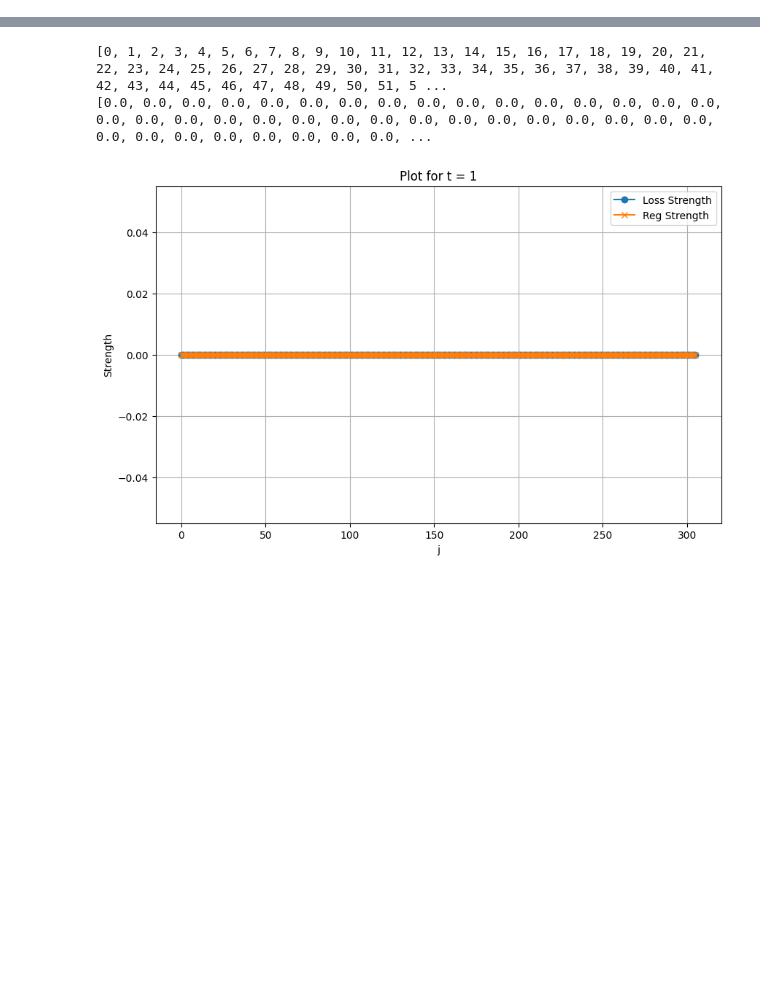
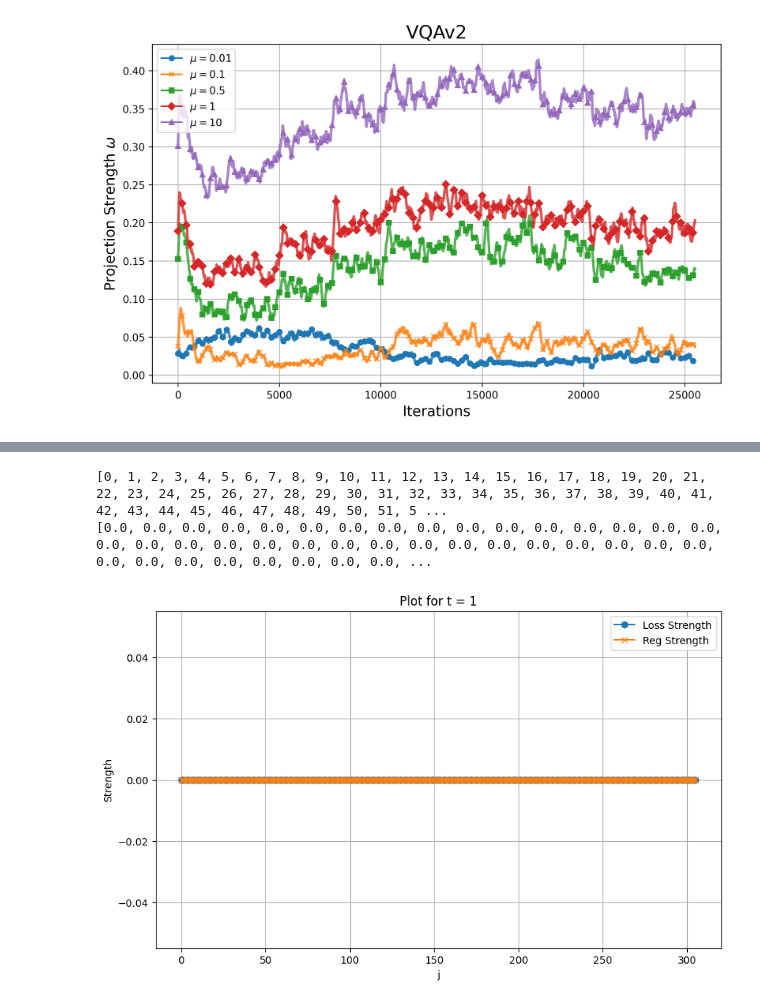
Before and after one commit to chengyuehuang511/vlm_robustness, a Jupyter notebook: plot_w.ipynb, the cells around one changed output, grey strips where cells are left out. Cells and saved outputs as stored; diff of their text form; code cells hidden in the pictures; blank space fills up the shorter version.

```diff
--- a/plot_w.ipynb
+++ b/plot_w.ipynb
@@ -115,0 +233,11 @@ def plot_for_average_j(data):
+# %%
+vqa_d_1e_2="/coc/testnvme/chuang475/projects/vlm_robustness/tpcgrad_share6/output/vqa/spcg_1e-3_mu1e-2/train_paligemma_vqa_20240917_114832/slurm-955134.out"
+vqa_d_1e_1="/coc/testnvme/chuang475/projects/vlm_robustness/tpcgrad_share6/output/vqa/spcg_1e-3_mu1e-1/train_paligemma_vqa_20240917_113643/slurm-955122.out"
+vqa_d_5e_1="/coc/testnvme/chuang475/projects/vlm_robustness/tpcgrad_share6/output/vqa/spcg_1e-3_mu0.5/train_paligemma_vqa_20240918_112732/slurm-956185.out"
+vqa_d_1="/coc/testnvme/chuang475/projects/vlm_robustness/tpcgrad_share6/output/vqa/spcg_1e-3_mu1/train_paligemma_vqa_20240917_115250/slurm-955135.out"
+vqa_d_10="/coc/testnvme/chuang475/projects/vlm_robustness/tpcgrad_share6/output/vqa/spcg_1e-3_mu10/train_paligemma_vqa_20240917_220018/slurm-955881.out"
+vqa_datas = [read_data(vqa_d_1e_2), read_data(vqa_d_1e_1), read_data(vqa_d_5e_1), read_data(vqa_d_1), read_data(vqa_d_10)]
+# %%
+plot_multiple_datasets(vqa_datas, window_size=200, marker_interval=200)
+# %% [output]
+[figure, added]
```
Also changed, not shown: parts of 13 cells of this notebook, 50 other files.
